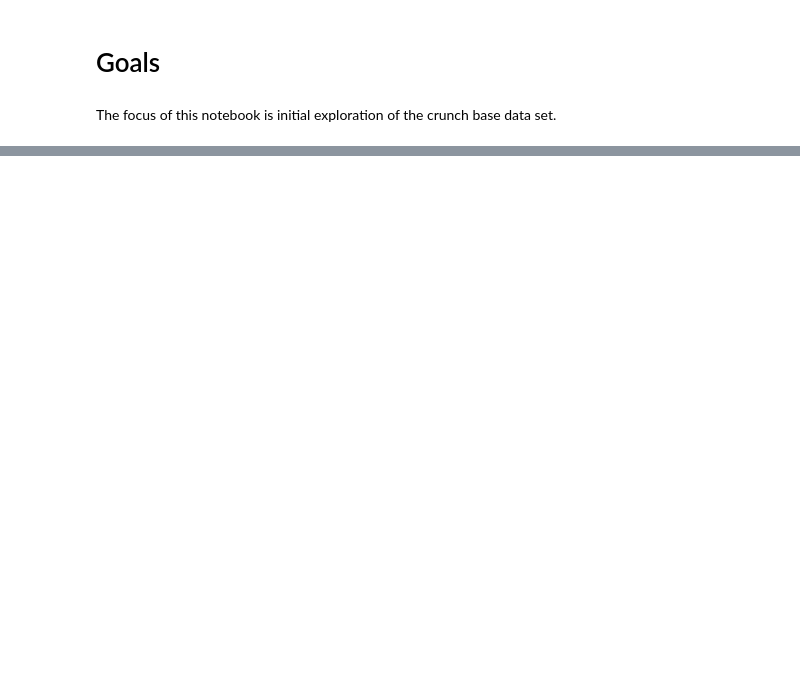
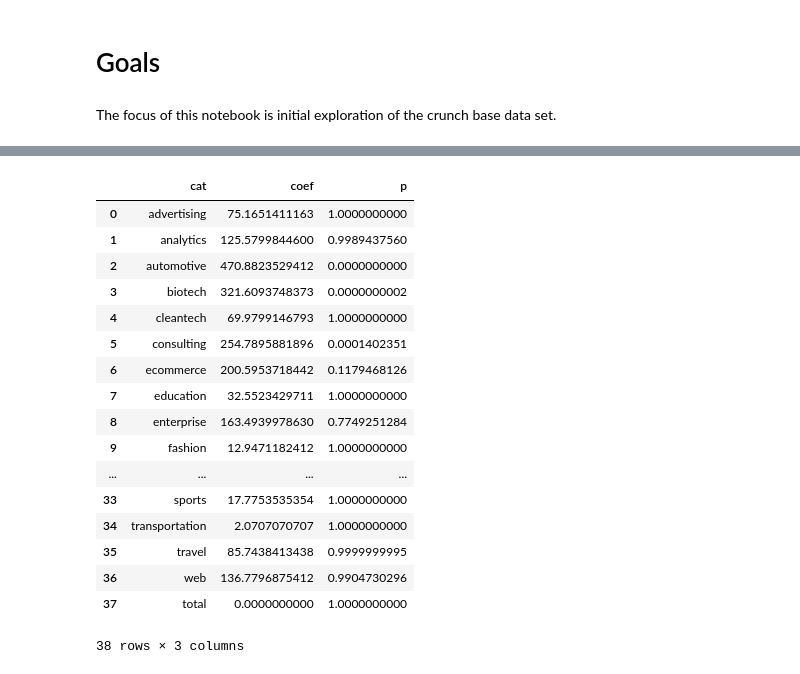
Before and after one commit to prabhamatta/Crunch-It, a Jupyter notebook: Initial_Exploration_Crunchbase.ipynb, the cells around one changed output, grey strips where cells are left out. Drawn from its saved outputs; the diff is of its cells as text; code cells hidden in the pictures; blank space fills up the shorter version.

```diff
--- a/Initial_Exploration_Crunchbase.ipynb
+++ b/Initial_Exploration_Crunchbase.ipynb
@@ -86,4 +199,39 @@ def convert_to_days(td):
-# %%
-joined['days_til_acq'] = pd.to_datetime(joined['acquired_at']) - pd.to_datetime(joined['founded_at'])
-joined['days'] = joined.days_til_acq.fillna(10000000).apply(convert_to_days).sort('days')
-joined['days']
+# %%
+#Is there a relationship between a company's category and its location
+df = joined[['category_code','region']]
+df = df.pivot_table(values='category_code',rows='region',cols='category_code', aggfunc='count').fillna(0)
+df['total'] = df.apply(lambda a: a.sum(),axis=1)
+df.ix['total'] = df.apply(lambda a: a.sum())
+df.head(15)
+
+expected = df.apply(lambda a: (a.total * df.ix['total'])  / df.ix['total'].total,axis=1)
+
+import scipy.stats as sp
+#We can use scipy for chisquare calculations
+
+#The chisquare function takes in an array of observed values, an array of expected values
+
+a = Series(['{0:.10f}'.format(sp.chisquare(f_obs=df[x], f_exp=expected[x])[0]) for x in df.columns])
+b = Series(['{0:.10f}'.format(sp.chisquare(f_obs=df[x], f_exp=expected[x])[1]) for x in df.columns])
+c = df.columns
+final = DataFrame({"cat": c, "coef" : a, "p" : b })
+final.head(200)
+# %% [output]
+|  | cat | coef | p |
+| 0 | advertising | 75.1651411163 | 1.0000000000 |
+| 1 | analytics | 125.5799844600 | 0.9989437560 |
+| 2 | automotive | 470.8823529412 | 0.0000000000 |
+| 3 | biotech | 321.6093748373 | 0.0000000002 |
+| 4 | cleantech | 69.9799146793 | 1.0000000000 |
+| 5 | consulting | 254.7895881896 | 0.0001402351 |
+| 6 | ecommerce | 200.5953718442 | 0.1179468126 |
+| 7 | education | 32.5523429711 | 1.0000000000 |
+| 8 | enterprise | 163.4939978630 | 0.7749251284 |
+| 9 | fashion | 12.9471182412 | 1.0000000000 |
+| ... | ... | ... | ... |
+| 33 | sports | 17.7753535354 | 1.0000000000 |
+| 34 | transportation | 2.0707070707 | 1.0000000000 |
+| 35 | travel | 85.7438413438 | 0.9999999995 |
+| 36 | web | 136.7796875412 | 0.9904730296 |
+| 37 | total | 0.0000000000 | 1.0000000000 |
+38 rows × 3 columns
```
Also changed, not shown: parts of 17 cells of this notebook.
